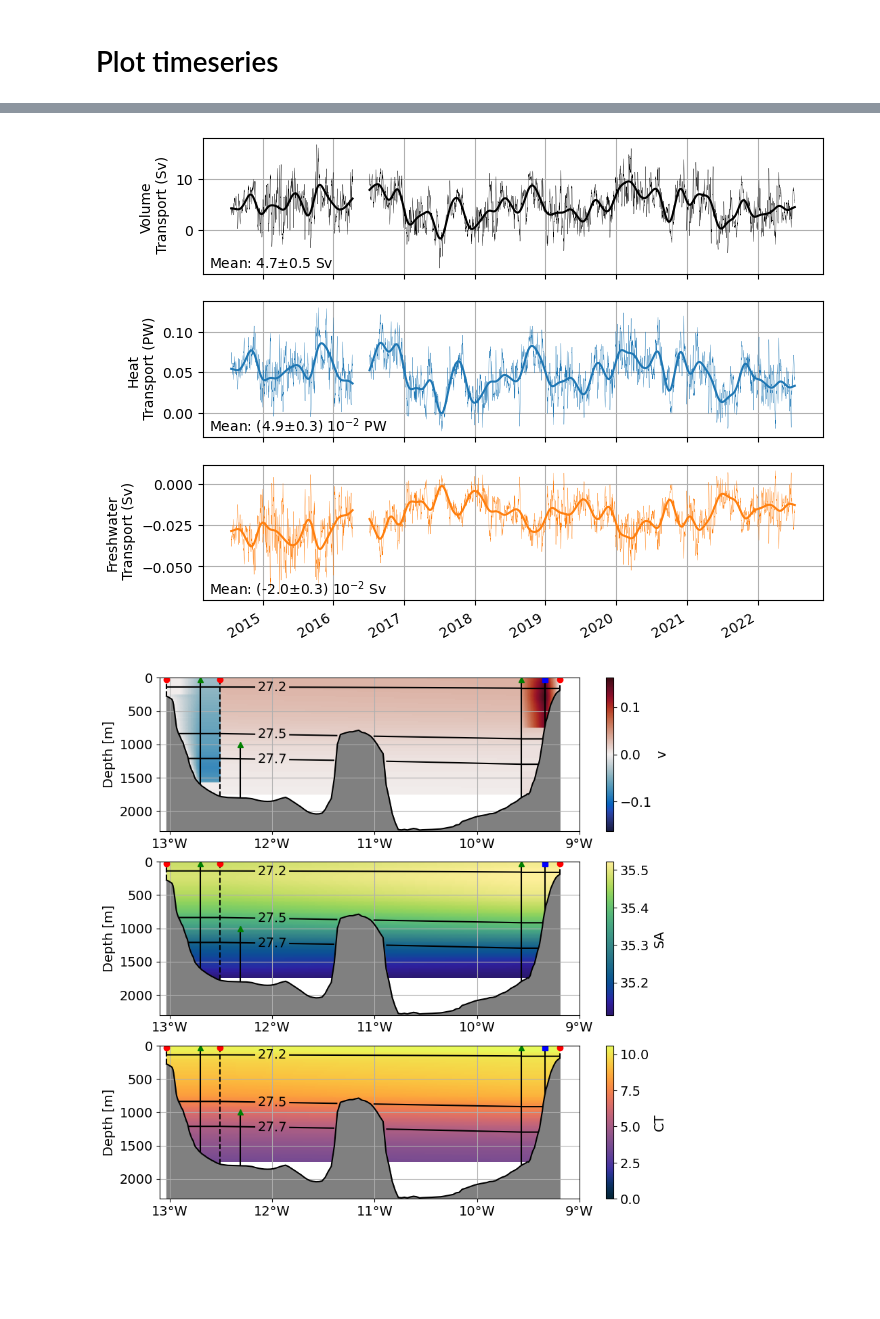
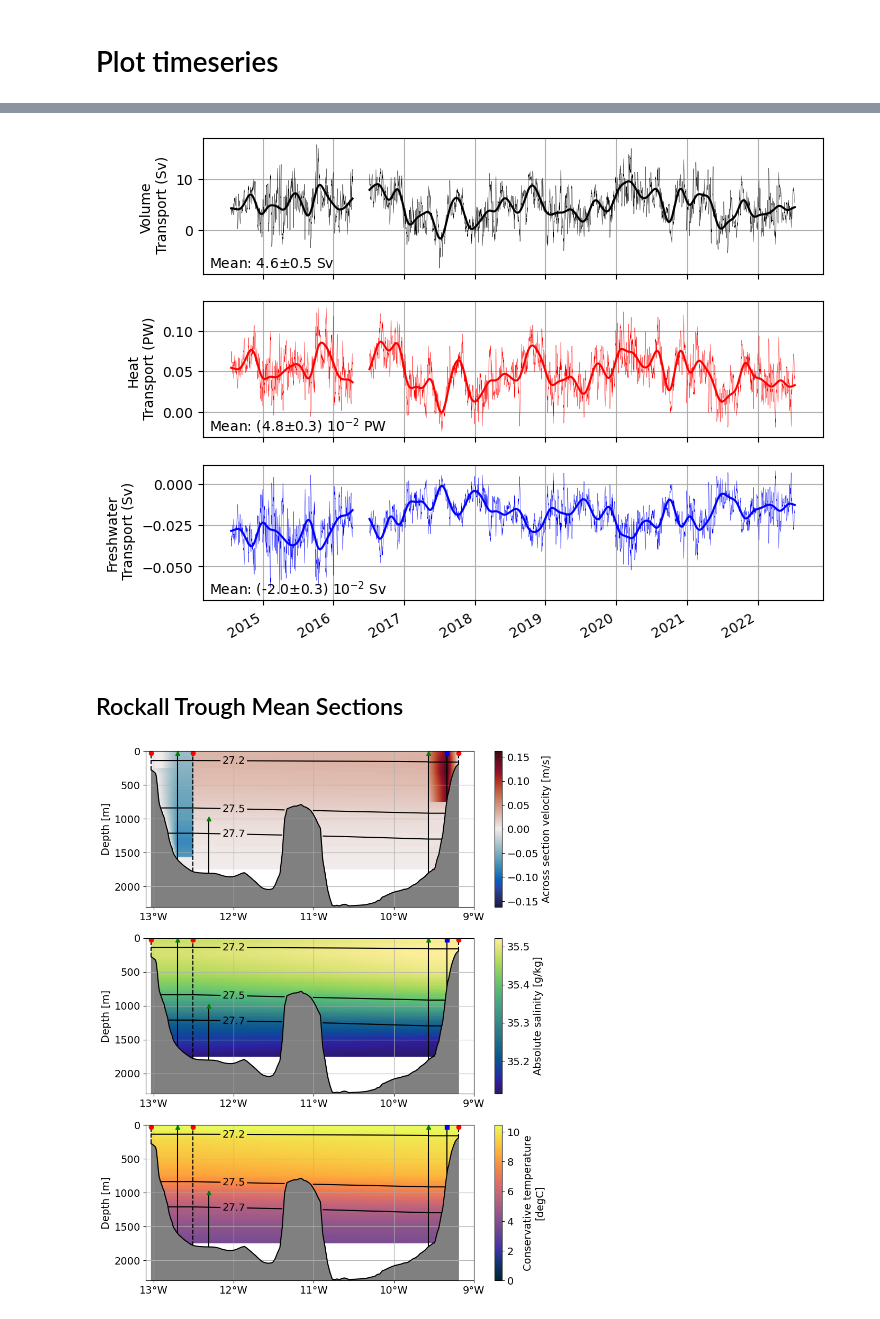
Before and after one commit to ScotMarPhys/Rockall_Trough_Transports, a Jupyter notebook: notebooks/1.0_Rockall_Trough_transports.ipynb, the cells around one changed output, grey strips where cells are left out. Saved outputs shown, nothing was run; the diff lists cells and outputs as text; code cells hidden in the pictures; blank space fills up the shorter version.

Commit message:
Use final RT gridded data, added plots

```diff
--- a/notebooks/1.0_Rockall_Trough_transports.ipynb
+++ b/notebooks/1.0_Rockall_Trough_transports.ipynb
@@ -1280,21 +1407,21 @@ bottom = .05
 # print(SEh.values)
 # print(SEf.values) Q_MB_grid
 
-RT_Q_Qh_Qf.Q_total.where(RT_Q_Qh_Qf.mask_EW).plot.line('k',ax=axs[0],linewidth=.2)
-RT_Q_Qh_Qf.Q_total_lp.where(RT_Q_Qh_Qf.mask_EW).plot.line('k',ax=axs[0],)
-axs[0].text(left, bottom, ('Mean: %2.1f$\pm$%2.1f Sv' %(RT_Q_Qh_Qf.Q_total.mean().values,RT_Q_Qh_Qf.SE_total.values)),
+RT_Q_Qh_Qf.Q_tot.plot.line('k',ax=axs[0],linewidth=.2)
+RT_Q_Qh_Qf.Q_tot_lp.plot.line('k',ax=axs[0],)
+axs[0].text(left, bottom, ('Mean: %2.1f$\pm$%2.1f Sv' %(RT_Q_Qh_Qf.Q_tot.mean().values,RT_Q_Qh_Qf.SE_tot.values)),
         fontsize=10,
         transform=axs[0].transAxes)
 
-RT_Q_Qh_Qf.Qh_total.where(RT_Q_Qh_Qf.mask_EW).plot.line('C0',ax=axs[1],linewidth=.2)
-RT_Q_Qh_Qf.Qh_total_lp.where(RT_Q_Qh_Qf.mask_EW).plot.line('C0',ax=axs[1],)
-axs[1].text(left, bottom, ('Mean: (%2.1f$\pm$%2.1f) 10$^{-2}$ PW' %(RT_Q_Qh_Qf.Qh_total.mean().values*1e2,RT_Q_Qh_Qf.SEh_total.values*1e2)),
+RT_Q_Qh_Qf.Qh_tot.plot.line('r',ax=axs[1],linewidth=.2)
+RT_Q_Qh_Qf.Qh_tot_lp.plot.line('r',ax=axs[1],)
+axs[1].text(left, bottom, ('Mean: (%2.1f$\pm$%2.1f) 10$^{-2}$ PW' %(RT_Q_Qh_Qf.Qh_tot.mean().values*1e2,RT_Q_Qh_Qf.SEh_tot.values*1e2)),
         fontsize=10,
         transform=axs[1].transAxes)
 
-RT_Q_Qh_Qf.Qf_total.where(RT_Q_Qh_Qf.mask_EW).plot.line('C1',ax=axs[2],linewidth=.2)
-RT_Q_Qh_Qf.Qf_total_lp.where(RT_Q_Qh_Qf.mask_EW).plot.line('C1',ax=axs[2],)
-axs[2].text(left, bottom, ('Mean: (%2.1f$\pm$%2.1f) 10$^{-2}$ Sv' %(RT_Q_Qh_Qf.Qf_total.mean().values*1e2,RT_Q_Qh_Qf.SEf_total.values*1e2)),
+RT_Q_Qh_Qf.Qf_tot.plot.line('b',ax=axs[2],linewidth=.2)
+RT_Q_Qh_Qf.Qf_tot_lp.plot.line('b',ax=axs[2],)
+axs[2].text(left, bottom, ('Mean: (%2.1f$\pm$%2.1f) 10$^{-2}$ Sv' %(RT_Q_Qh_Qf.Qf_tot.mean().values*1e2,RT_Q_Qh_Qf.SEf_tot.values*1e2)),
         fontsize=10,
         transform=axs[2].transAxes)
 
@@ -1304,6 +1431,6 @@ for i,ax in enumerate(axs):
     ax.set_ylabel(ylabel_name[i])
     ax.set_xlabel('')
 
-# fig.savefig(r'C:\Users\sa07kb\Documents\Talks\20230423_28_EGU\Rockall_Trough_transports_2014_2022.png',dpi=300,bbox_inches='tight',)
+fig.savefig(f'{fig_out_path}Rockall_Trough_total_transports_2014_2022.png',dpi=300,bbox_inches='tight')
 # %% [output]
-[figure, old version]
+[figure, new version]
@@ -1330,3 +1437,38 @@ ds_q_RT['v']=(ds_q_RT.q/(ds_q_RT.dx*ds_q_RT.dz))
+# %% [markdown]
+## Rockall Trough Mean Sections
+# %%
+ds_q_RT = xr.concat([ds_q_RTWW,ds_q_RTMB,ds_q_RTEW],'lon')
+
+# ds_GEBCO.elevation.interp(lon=lon_WW, lat=lat_WW).drop(['lon','lat'])
+ds_q_RT['bathy']=ds_GEBCO.elevation.interp(lon=ds_q_RT.lon, lat=ds_q_RT.lat)
+
+def calc_SA_CT_sigma0(ds):
+
+    sigma0_attrs = {'long_name':'Potential density referenced to 0dbar',
+                   'description':'Potential density TEOS-10',
+                 'units':'kg/m^3'}
+
+    ds['sigma0'] = xr.apply_ufunc(gsw.sigma0,
+                  ds.SA,ds.CT,
+                  dask = 'parallelized',output_dtypes=[float,])
+    ds.sigma0.attrs = sigma0_attrs
+    return ds
+
+ds_q_RT = calc_SA_CT_sigma0(ds_q_RT)
+ds_q_RT['v']=(ds_q_RT.q/(ds_q_RT.dx*ds_q_RT.dz))
+
+vel_attrs = {'long_name':'Across section velocity',
+                 'units':'m/s'}
+CT_attrs = {'long_name':'Conservative temperature',
+          'description':'conservative temperature TEOS-10',
+          'units':'degC'}
+SA_attrs = {'long_name':'Absolute salinity',
+        'description':'Absolute salinity TEOS-10',
+         'units':'g/kg'}
+
+ds_q_RT.v.attrs = vel_attrs
+ds_q_RT.CT.attrs = CT_attrs
+ds_q_RT.SA.attrs = SA_attrs
 # %%
 ## figure
 plt.rcParams.update({'font.size': 14})
@@ -1338,7 +1480,7 @@ sigma_contours = [27.2,27.5, 27.7]
 manual_locations = [(-12,100),(-12,900),(-12,1250)]
 
 # Set up figure
-fig,axs = plt.subplots(3,1,figsize=[10,10])
+fig,axs = plt.subplots(3,1,figsize=[10,13])
 
 ds_q_RT.v.mean('time',keep_attrs=True).plot(ax=axs[0],y='depth',x='lon',yincrease=False,cmap=cm.cm.balance)
 ds_q_RT.SA.mean('time',keep_attrs=True).plot(ax=axs[1],y='depth',x='lon',yincrease=False,cmap=cm.cm.haline)
@@ -1347,32 +1489,34 @@ ds_q_RT.CT.mean('time',keep_attrs=True).plot(ax=axs[2],y='depth',x='lon',yincrea
 for ax in axs:
     ax.fill_between(ds_q_RT.lon, -ds_q_RT.bathy,2300,color='grey')
     (-ds_q_RT.bathy).plot.line('k',ax=ax)
     CS = ds_q_RT.sigma0.mean('time',keep_attrs=True).where(ds_q_RT.depth<=-ds_q_RT.bathy).plot.contour(
-        ax=ax,x='lon',levels=sigma_contours,yincrease=False,colors='k',kwargs=dict(inline=True))
+        ax=ax,x='lon',levels=sigma_contours,yincrease=False,colors='k')
     ax.clabel(CS,manual=manual_locations)
 
     ax.vlines(lon_RTWB,-ds_q_RT.bathy.sel(lon=lon_RTWB,method='nearest'), 0,colors='k',ls='--')
     ax.vlines(lon_RTES,-ds_q_RT.bathy.sel(lon=lon_RTES,method='nearest'), 0,colors='k',ls='--')
     ax.vlines(lon_RTWS,-ds_q_RT.bathy.sel(lon=lon_RTWS,method='nearest'), 0,colors='k',ls='--')
 
     ax.vlines(lon_RTADCP,-ds_q_RT.bathy.sel(lon=lon_RTADCP,method='nearest'), 0,colors='k')
     ax.vlines(lon_RTEB,-ds_q_RT.bathy.sel(lon=lon_RTEB,method='nearest'), 50,colors='k')
     ax.vlines(lon_RTWB1,-ds_q_RT.bathy.sel(lon=lon_RTWB1,method='nearest'), 50,colors='k')
     ax.vlines(lon_RTWB2,-ds_q_RT.bathy.sel(lon=lon_RTWB2,method='nearest'), 1000,colors='k')
 
     d= 30.
     ax.plot([lon_RTES,lon_RTWS,lon_RTWB],[d,d,d],'or')
     ax.plot([lon_RTADCP],[d],'sb')
     ax.plot([lon_RTEB,lon_RTWB1],[d,d],'^g')
     ax.plot([lon_RTWB2],[1000],'^g')
 
     ax.set_xlim([-13.1,-9.])
     ax.set_xlabel('')
     ax.set_xticks(xticks)
     ax.set_xticklabels(xticklabels,fontsize=14)
     ax.grid()
 
     ax.set_ylabel('Depth [m]')
     ax.set_ylim([2300,0])
+
+fig.savefig(f'{fig_out_path}Rockall_Trough_mean_sections_2014_2022.png',dpi=300,bbox_inches='tight')
 # %% [output]
-[figure, old version]
+[figure, new version]
```
Also changed, not shown: parts of 47 cells of this notebook.
